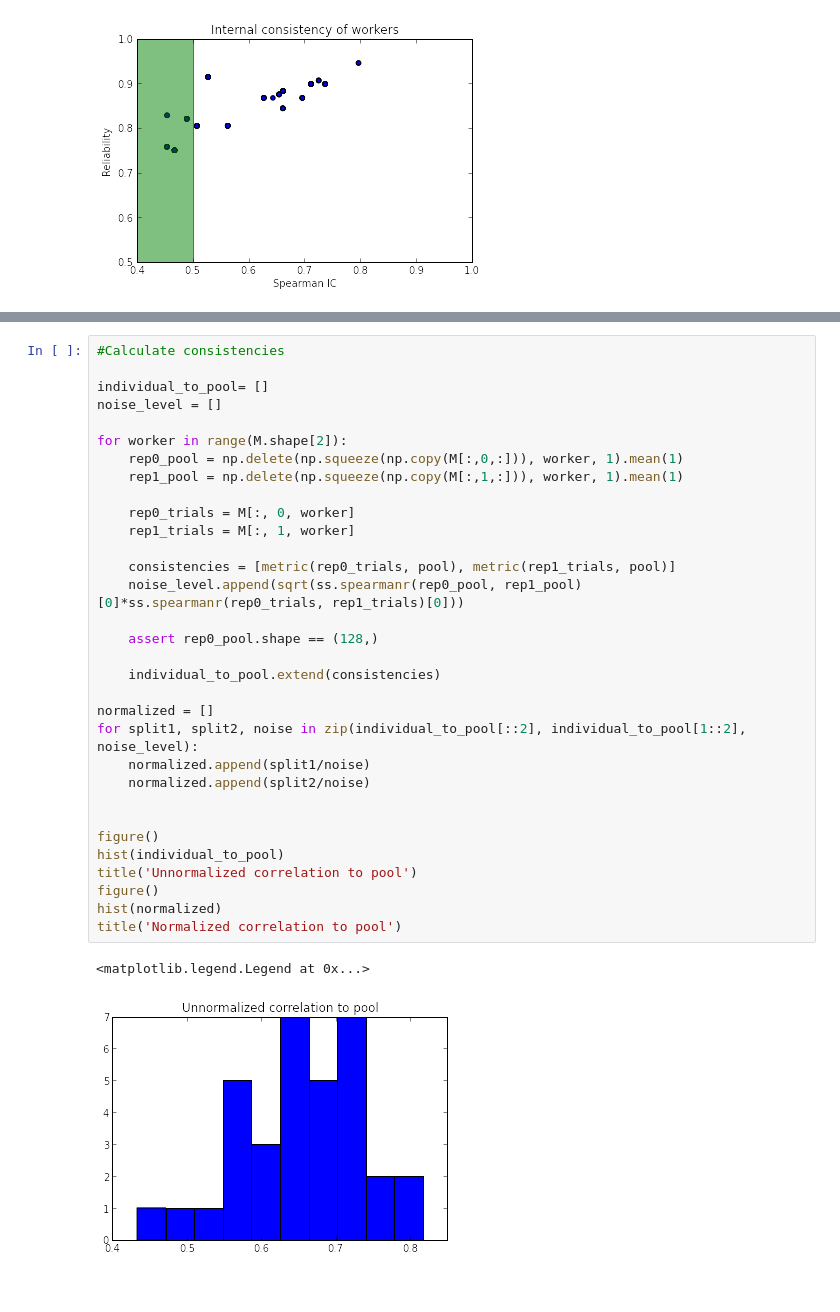
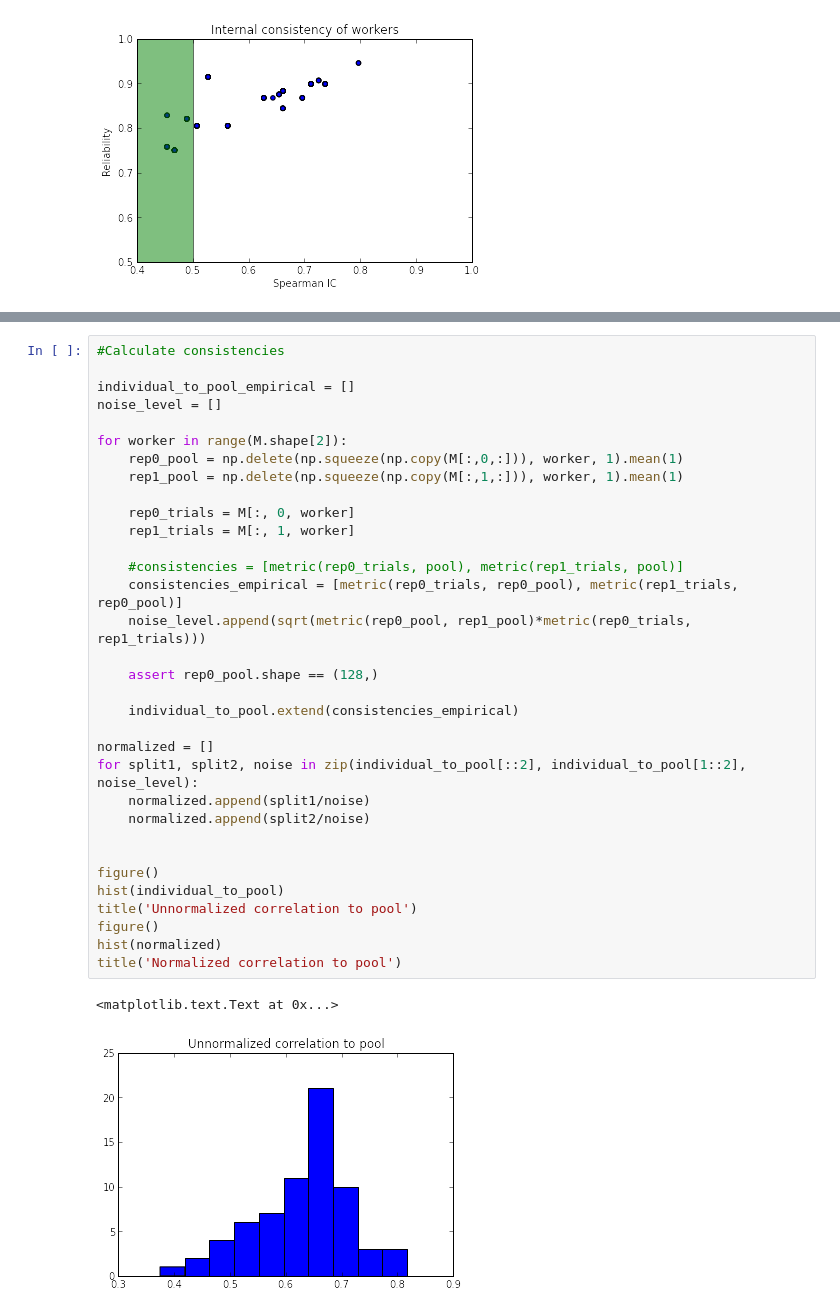
Before and after one commit to dicarlolab/BehavioralBenchmark, a Jupyter notebook: notebooks/consistency_analysis.ipynb, the cells around one changed output, grey strips where cells are left out. Cells and saved outputs as stored; diff of their text form.

```diff
--- a/notebooks/consistency_analysis.ipynb
+++ b/notebooks/consistency_analysis.ipynb
@@ -252,35 +247,36 @@ def metric(x,y):
 # %%
 #Calculate consistencies
 
-individual_to_pool= []
+individual_to_pool_empirical = []
 noise_level = []
 
 for worker in range(M.shape[2]):
     rep0_pool = np.delete(np.squeeze(np.copy(M[:,0,:])), worker, 1).mean(1)
     rep1_pool = np.delete(np.squeeze(np.copy(M[:,1,:])), worker, 1).mean(1)
 
     rep0_trials = M[:, 0, worker]
     rep1_trials = M[:, 1, worker]
 
-    consistencies = [metric(rep0_trials, pool), metric(rep1_trials, pool)]
-    noise_level.append(sqrt(ss.spearmanr(rep0_pool, rep1_pool)[0]*ss.spearmanr(rep0_trials, rep1_trials)[0]))
+    #consistencies = [metric(rep0_trials, pool), metric(rep1_trials, pool)]
+    consistencies_empirical = [metric(rep0_trials, rep0_pool), metric(rep1_trials, rep0_pool)]
+    noise_level.append(sqrt(metric(rep0_pool, rep1_pool)*metric(rep0_trials, rep1_trials)))
 
     assert rep0_pool.shape == (128,)
 
-    individual_to_pool.extend(consistencies)
+    individual_to_pool.extend(consistencies_empirical)
 
 normalized = []
 for split1, split2, noise in zip(individual_to_pool[::2], individual_to_pool[1::2], noise_level):
     normalized.append(split1/noise)
     normalized.append(split2/noise)
 
 
 figure()
 hist(individual_to_pool)
 title('Unnormalized correlation to pool')
 figure()
 hist(normalized)
 title('Normalized correlation to pool')
 # %% [output]
-<matplotlib.legend.Legend at 0x...>
+<matplotlib.text.Text at 0x...>
-[figure, old version]
+[figure, new version]
```
Also changed, not shown: parts of 21 cells of this notebook.
